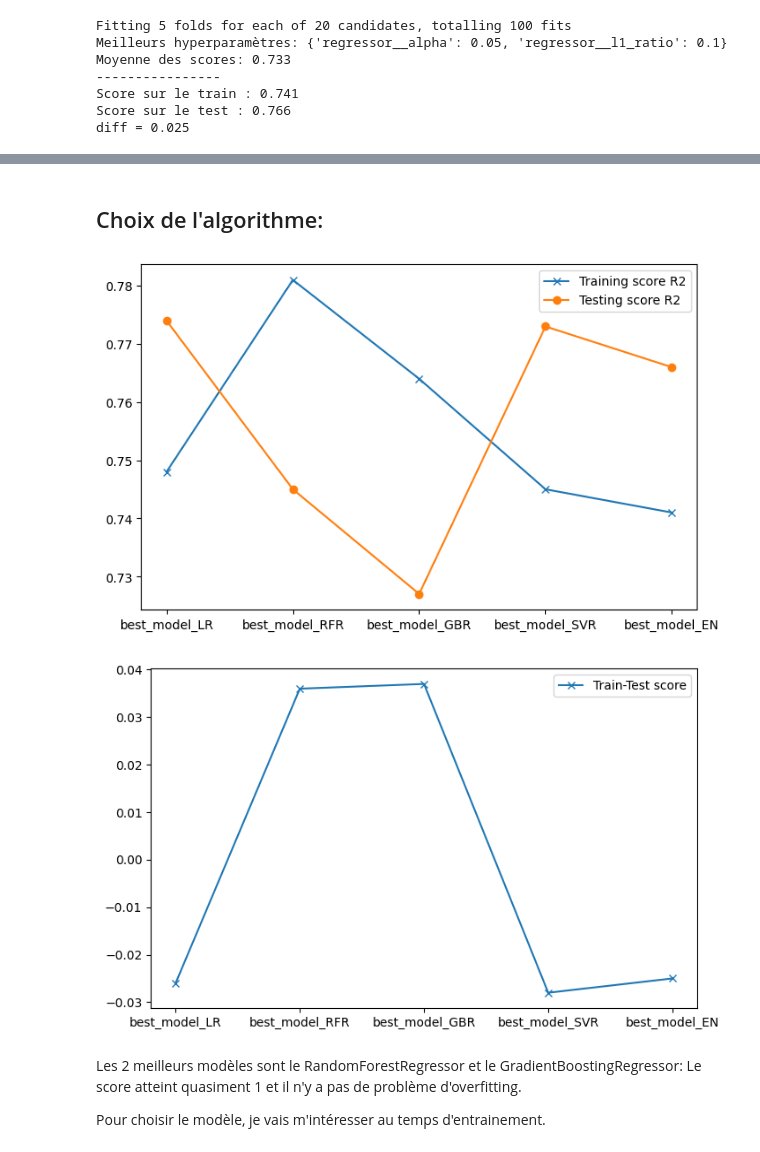
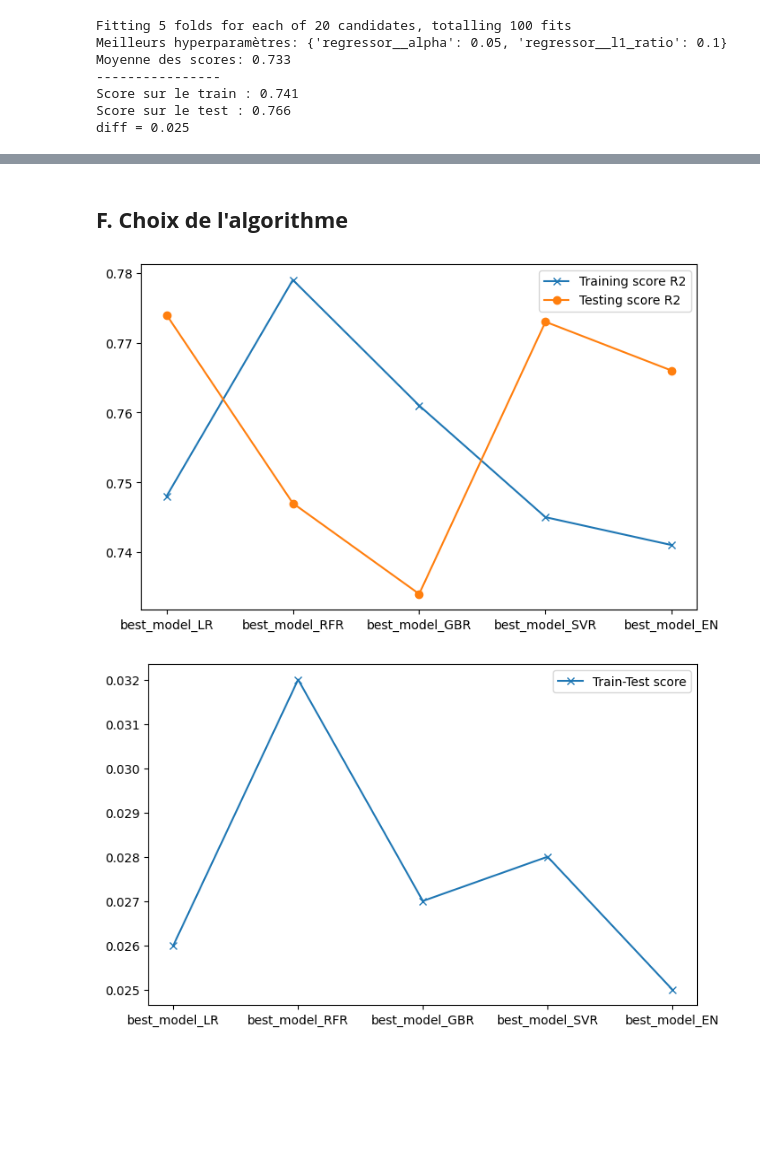
Before and after one commit to helenatong/oc_p3_Anticipez_les_besoins_en_consommation_de_batiments, a Jupyter notebook: training.ipynb, the cells around one changed output, grey strips where cells are left out. Cells and saved outputs as stored; diff of their text form; code cells hidden in the pictures; blank space fills up the shorter version.

Commit message:
choix du modele et analyse

```diff
--- a/training.ipynb
+++ b/training.ipynb
@@ -210,6 +214,9 @@ df['LargestPropertyUseType'] = df['LargestPropertyUseType'].apply(lambda x: x if
 # %%
 #pas nécessaire pour l'entrainement des modèles
 df.drop(columns=['OSEBuildingID'], inplace=True)
+
+#reponsable de data leaking
+df.drop(columns=['SiteEnergyUse(kBtu)'], inplace=True)
 # %% [markdown]
 # **III. Définitions des variables globales**
 # %%
@@ -544,5 +551,5 @@ cv_results_df
 # %% [markdown]
-## Choix de l'algorithme:
+## **F. Choix de l'algorithme**
 # %%
 # visualisation des scores des différents modèles
 plt.figure(figsize=(8,5))
@@ -557,24 +564,20 @@ plt.plot(models, test_score, label='Testing score R2', marker='o')
 plt.legend()
 plt.show()
 # %% [output]
-[figure, old version]
+[figure, new version]
 # %%
 # visualisation des différences de scores des différents modèles
 plt.figure(figsize=(8,5))
 
 models        = ['best_model_LR', 'best_model_RFR', 'best_model_GBR', 'best_model_SVR', 'best_model_EN']
-diff_score = [a - b for a, b in zip(train_score, test_score)]
+diff_score = [np.abs(a - b) for a, b in zip(train_score, test_score)]
 
 plt.plot(models, diff_score, label='Train-Test score', marker='x')
 
 plt.legend()
 plt.show()
 # %% [output]
-[figure, old version]
+[figure, new version]
-# %% [markdown]
-Les 2 meilleurs modèles sont le RandomForestRegressor et le GradientBoostingRegressor: Le score atteint quasiment 1 et il n'y a pas de problème d'overfitting.
-
-Pour choisir le modèle, je vais m'intéresser au temps d'entrainement.
 # %%
 # visualisation du temps de computage
 plt.figure(figsize=(8,5))
```
Also changed, not shown: parts of 52 cells of this notebook.
